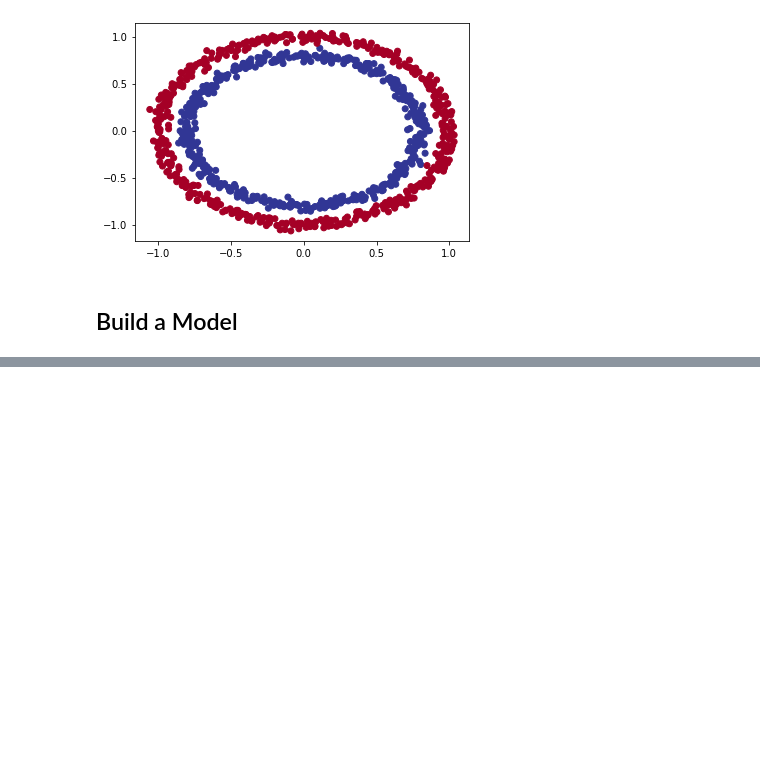
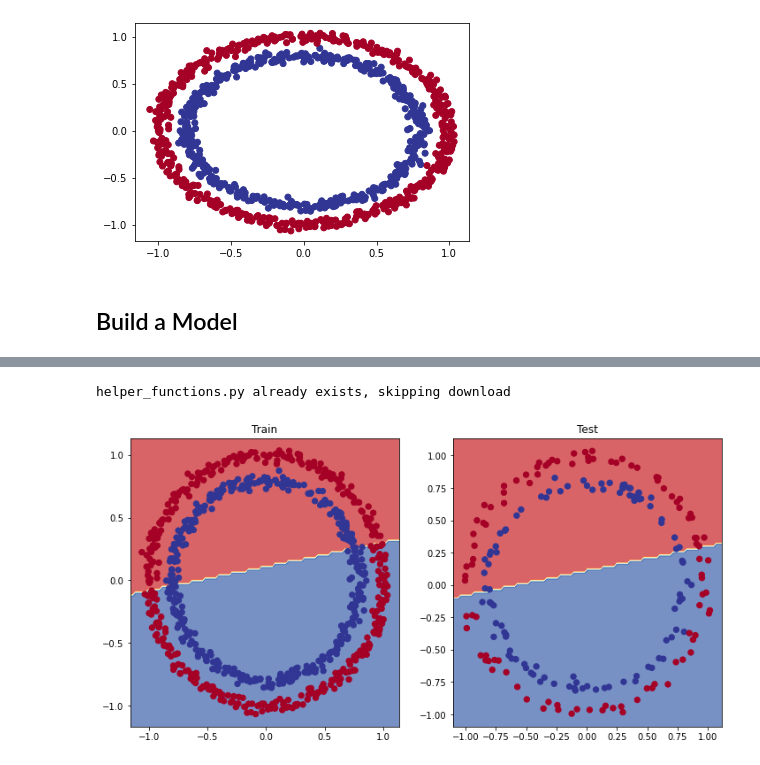
Before and after one commit to junepaykim/torch-tutorial, a Jupyter notebook: lecture-code/02_neural_network_classification.ipynb, the cells around one changed output, grey strips where cells are left out. Saved outputs shown, nothing was run; the diff lists cells and outputs as text; code cells hidden in the pictures; blank space fills up the shorter version.

```diff
--- a/lecture-code/02_neural_network_classification.ipynb
+++ b/lecture-code/02_neural_network_classification.ipynb
@@ -68,0 +91,3 @@ model_0 = CircleModelV0().to(device=device)
+# %%
+loss_fn = nn.BCEWithLogitsLoss()
+optimizer = torch.optim.SGD(params=model_0.parameters(), lr=0.1)
@@ -68,0 +99,3 @@ model_0 = CircleModelV0().to(device=device)
+# %%
+y_logits = model_0(X_test.to(device))[:5]
+y_logits
@@ -68,0 +124,30 @@ model_0 = CircleModelV0().to(device=device)
+# %%
+torch.manual_seed(42)
+torch.cuda.manual_seed(42)
+
+epochs = 100
+X_train, y_train = X_train.to(device), y_train.to(device)
+X_test, y_test = X_test.to(device), y_test.to(device)
+for epoch in range(epochs):
+    model_0.train()
+    y_logits = model_0(X_train).squeeze()
+    y_pred = torch.round(torch.sigmoid(y_logits))
+
+    loss = loss_fn(y_logits, y_train)
+    acc = accuracy_fn(y_true=y_train, y_pred=y_pred)
+
+    optimizer.zero_grad()
+
+    loss.backward()
+    optimizer.step()
+
+    if epoch % 10 == 0:
+        model_0.eval()
+        with torch.inference_mode():
+            test_logits = model_0(X_test).squeeze()
+            test_pred = torch.round(torch.sigmoid(test_logits))
+            test_loss = loss_fn(test_logits, y_test)
+            test_acc = accuracy_fn(y_true=y_test, y_pred=test_pred)
+        print(
+            f"Epoch: {epoch} | Loss: {loss:.5f}, Accuracy: {acc:.2f}% | Test loss: {test_loss:.5f}, Test acc: {test_acc:.2f}%"
+        )
@@ -68,0 +165,27 @@ model_0 = CircleModelV0().to(device=device)
+# %%
+import requests
+from pathlib import Path
+
+if Path("helper_functions.py").is_file():
+    print("helper_functions.py already exists, skipping download")
+else:
+    print("Downloading helper_functions.py")
+    request = requests.get(
+        "https://raw.githubusercontent.com/mrdbourke/pytorch-deep-learning/main/helper_functions.py"
+    )
+    with open("helper_functions.py", "wb") as f:
+        f.write(request.content)
+
+from helper_functions import plot_predictions, plot_decision_boundary
+# %% [output]
+helper_functions.py already exists, skipping download
+# %%
+plt.figure(figsize=(12, 6))
+plt.subplot(1, 2, 1)
+plt.title("Train")
+plot_decision_boundary(model_0, X_train, y_train)
+plt.subplot(1, 2, 2)
+plt.title("Test")
+plot_decision_boundary(model_0, X_test, y_test)
+# %% [output]
+[figure, added]
```
Also changed, not shown: parts of 21 cells of this notebook, 4 other files.
